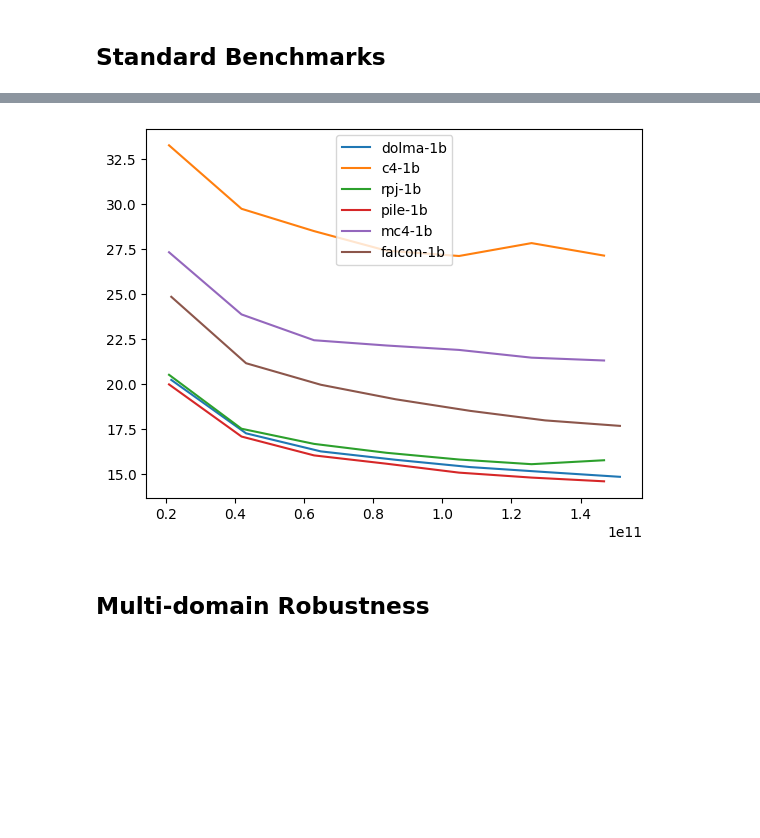
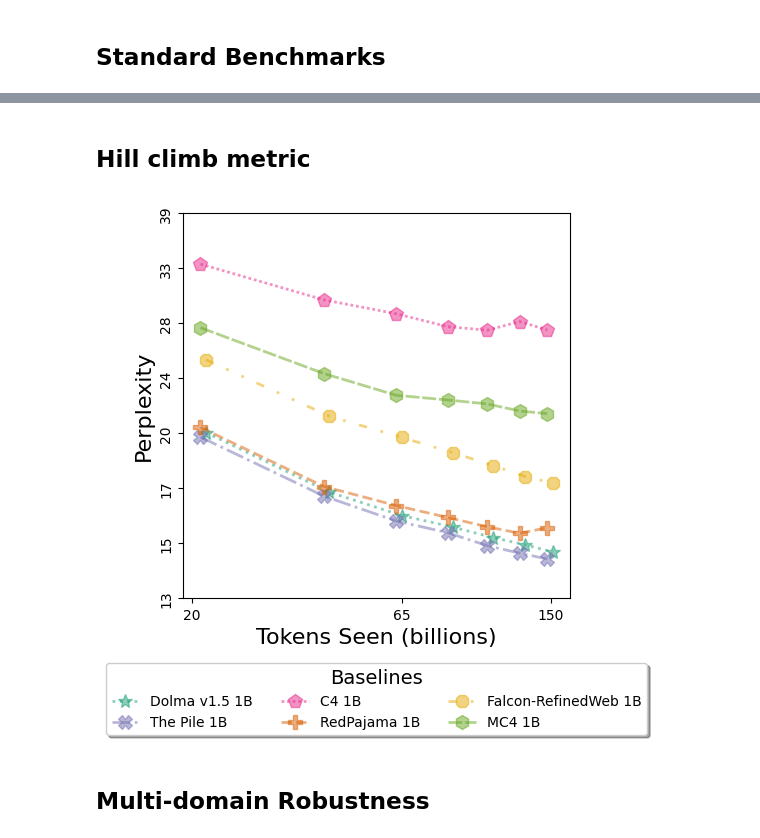
Before and after one commit to allenai/OLMo-Eval, a Jupyter notebook: notebooks/perplexity_suite_paper_visualizations.ipynb.ipynb, the cells around one changed output, grey strips where cells are left out. Drawn from its saved outputs; the diff is of its cells as text; code cells hidden in the pictures; blank space fills up the shorter version.

```diff
--- a/notebooks/perplexity_suite_paper_visualizations.ipynb.ipynb
+++ b/notebooks/perplexity_suite_paper_visualizations.ipynb.ipynb
@@ -1197,3 +1795,5 @@ fig.savefig(os.path.join(FIGURE_DIR,'models_by_standard_benchmark.pdf'), bbox_in
+# %% [markdown]
+## Hill climb metric
 # %%
 # one plot with lines for models by ppl over everything except disparities and fringe removing 100 PL
 def get_ppl_over_dolma_without_contaminated_data(model):
@@ -1211,35 +1811,55 @@ def get_ppl_over_dolma_without_contaminated_data(model):
     for domain, tokens in tokens_per_domain.items():
         ppl_per_subdomain[domain] = np.log(ppl_per_subdomain[domain]) * tokens
     ppl_per_subdomain['ppl_token'] = np.exp(ppl_per_subdomain[list(tokens_per_domain.keys())].sum(axis=1) / sum(tokens_per_domain.values()))
     ppl_per_subdomain['total_tokens'] = sum(tokens_per_domain.values())
     return ppl_per_subdomain[['ppl_token', 'total_tokens', 'tokens_seen']]
 
 
 def get_ppl_over_tasks_by_tokens(model, tasks):
     ppl_metrics = pd.DataFrame(read_jsonl(os.path.join(os.path.join(RESULTS_DIR, model), "ppl_metrics.jsonl.gz")))
     ppl_metrics = ppl_metrics[ppl_metrics['task'].isin(tasks)]
     dolma_deconned = get_ppl_over_dolma_without_contaminated_data(model)
     ppl_metrics[ppl_metrics['task'] == 'ppl_dolma-v1_5'].loc[:,['ppl_token', 'total_tokens', 'tokens_seen']] = dolma_deconned[['ppl_token', 'total_tokens', 'tokens_seen']]
     ppl_metrics['sum_logits'] = np.log(ppl_metrics['ppl_token']) * ppl_metrics['total_tokens']
     ppls_per_checkpoint = []
     for tokens_seen, group_df in ppl_metrics.groupby('tokens_seen'):
         sum_logits = group_df['sum_logits'].sum()
         total_tokens = group_df['total_tokens'].sum()
         ppl = np.exp(sum_logits / total_tokens)
         ppls_per_checkpoint.append({'tokens_seen': tokens_seen, 'ppl_token': ppl})
     return pd.DataFrame(ppls_per_checkpoint)
 
+fig, ax = plt.subplots(figsize=(5, 5))
 
 for model_name in trained_baseline_models:
     model_path = os.path.join(RESULTS_DIR, model_name_to_path[model_name])
     ppls_per_checkpoint = get_ppl_over_tasks_by_tokens(model_path, all_domains_clean)
-    plt.plot(ppls_per_checkpoint['tokens_seen'], ppls_per_checkpoint['ppl_token'], label=model_name)
+    plt.plot(ppls_per_checkpoint['tokens_seen'] / 1000000000, np.log(np.log(ppls_per_checkpoint['ppl_token'])), label=name_to_display[model_name],
+                marker=model_name_to_marker[model_name], color=model_name_to_color[model_name], alpha=0.5,
+                markersize=10, linewidth=2, linestyle=model_name_to_linestyle[model_name])
+ax.set_xscale('log')
+ax.xaxis.set_minor_locator(plt.NullLocator())
+xticks = [20, 65, 150]
+ax.set_xticks(xticks)
+ax.set_xticklabels([str(x) for x in xticks])
+ax.set_xlabel("Tokens Seen (billions)", fontsize=16)
 
-plt.legend()
+
+ax.set_ylabel("Perplexity", fontsize=16)
+y_ticks = ax.get_yticks()
+y_ticks_transformed = np.exp(np.exp(y_ticks))
+ax.set_yticks(y_ticks)
+ax.set_yticklabels([human_readable_int(y) for y in y_ticks_transformed], rotation='vertical', ha='right', va='center')
+
+
+# plt.legend()
+# plt legend in one row along top
+ax.legend(loc='upper center', bbox_to_anchor=(0.5, -0.15),
+        ncol=3, fancybox=True, shadow=True, title='Baselines', title_fontsize=14)
 
 # save as pdf
 plt.savefig(os.path.join(FIGURE_DIR,'models_by_ppl_over_all_tasks.pdf'), bbox_inches='tight', dpi=300)
 # %% [output]
-[figure, old version]
+[figure, new version]
 # %% [markdown]
 ## Multi-domain Robustness
```
Also changed, not shown: parts of 67 cells of this notebook.
